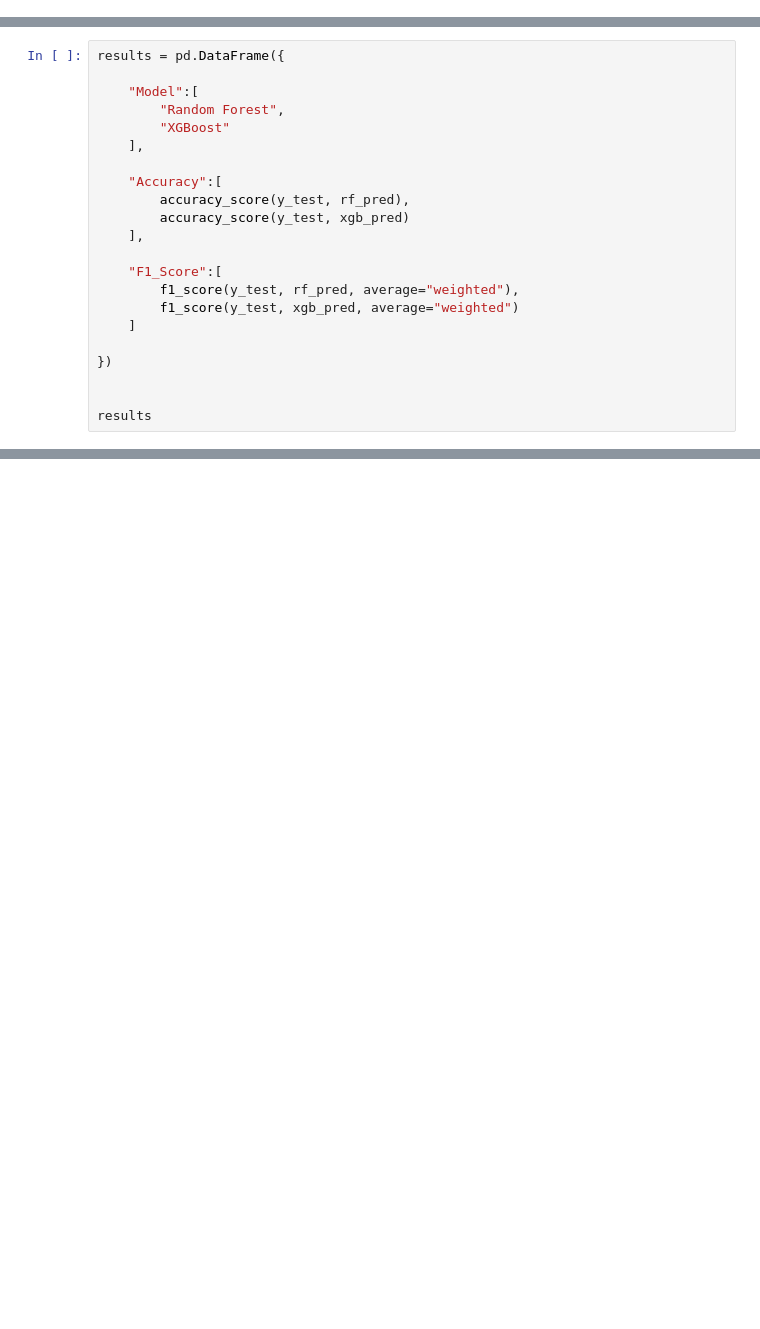
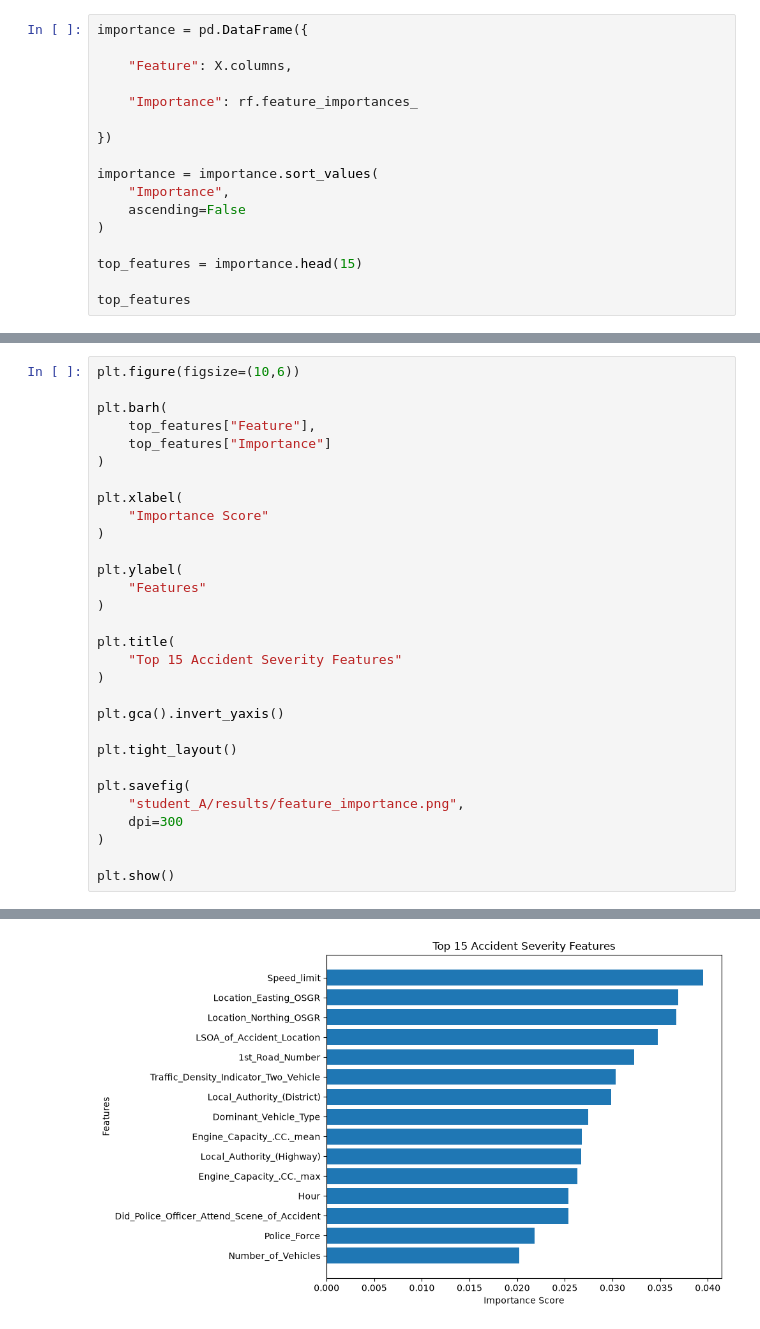
Before and after one commit to Saiiii0906/road_accident_severity_prediction_and_hotspot_analysis, a Jupyter notebook: student_A/Accident_Severity_Prediction.ipynb, the cells around one changed output, grey strips where cells are left out. Cells and saved outputs as stored; diff of their text form; blank space fills up the shorter version.

```diff
--- a/student_A/Accident_Severity_Prediction.ipynb
+++ b/student_A/Accident_Severity_Prediction.ipynb
@@ -209,0 +376,17 @@ xgb_pred = xgb.predict(X_test)
+# %%
+importance = pd.DataFrame({
+
+    "Feature": X.columns,
+
+    "Importance": rf.feature_importances_
+
+})
+
+importance = importance.sort_values(
+    "Importance",
+    ascending=False
+)
+
+top_features = importance.head(15)
+
+top_features
@@ -210,23 +410,31 @@ xgb_pred = xgb.predict(X_test)
 # %%
-results = pd.DataFrame({
+plt.figure(figsize=(10,6))
 
-    "Model":[
-        "Random Forest",
-        "XGBoost"
-    ],
+plt.barh(
+    top_features["Feature"],
+    top_features["Importance"]
+)
 
-    "Accuracy":[
-        accuracy_score(y_test, rf_pred),
-        accuracy_score(y_test, xgb_pred)
-    ],
+plt.xlabel(
+    "Importance Score"
+)
 
-    "F1_Score":[
-        f1_score(y_test, rf_pred, average="weighted"),
-        f1_score(y_test, xgb_pred, average="weighted")
-    ]
+plt.ylabel(
+    "Features"
+)
 
-})
+plt.title(
+    "Top 15 Accident Severity Features"
+)
 
+plt.gca().invert_yaxis()
 
-results
+plt.tight_layout()
+
+plt.savefig(
+    "student_A/results/feature_importance.png",
+    dpi=300
+)
+
+plt.show()
 # %% [output]
@@ -236 +441,2 @@ results
+[figure, added]
 # %%
```
Also changed, not shown: parts of 38 cells of this notebook.
